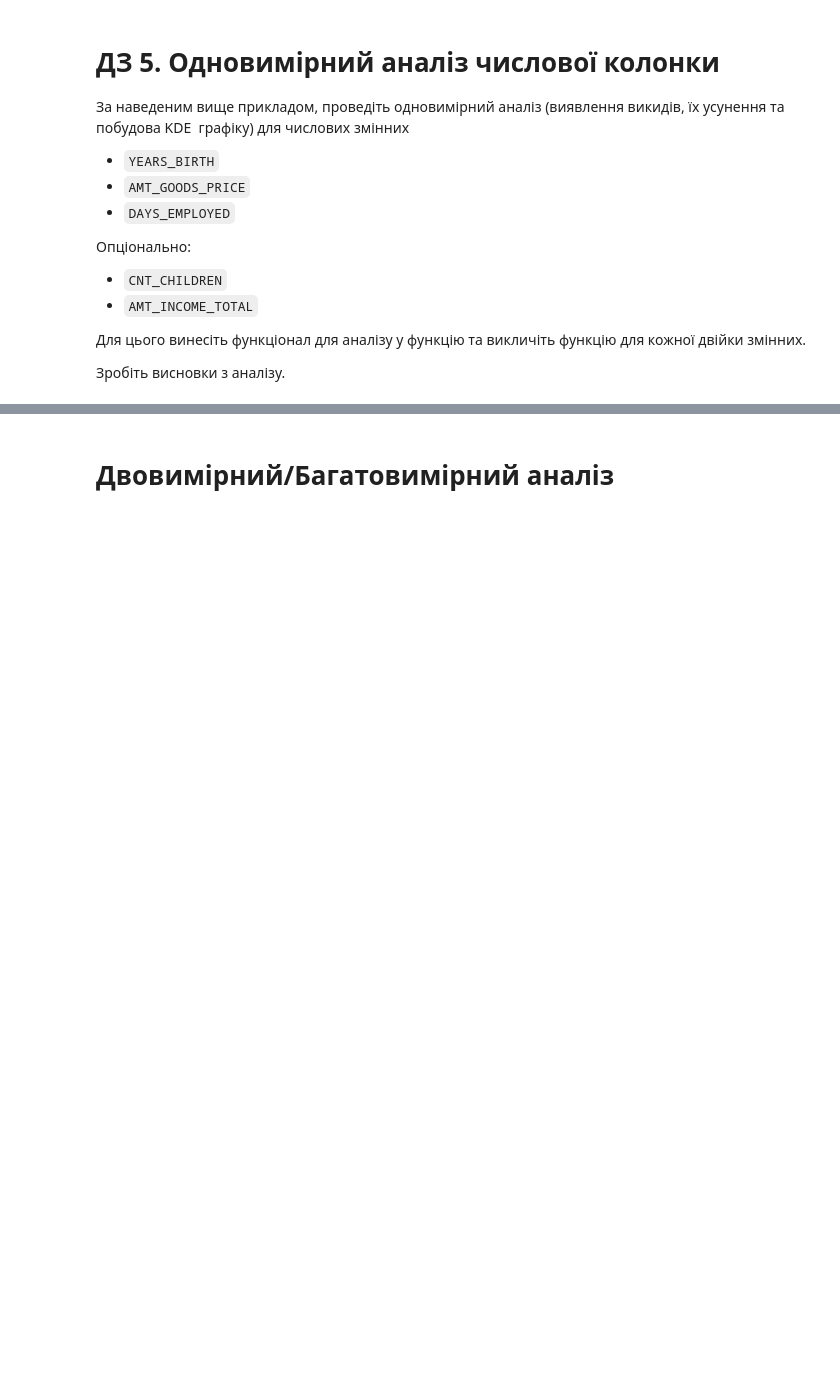
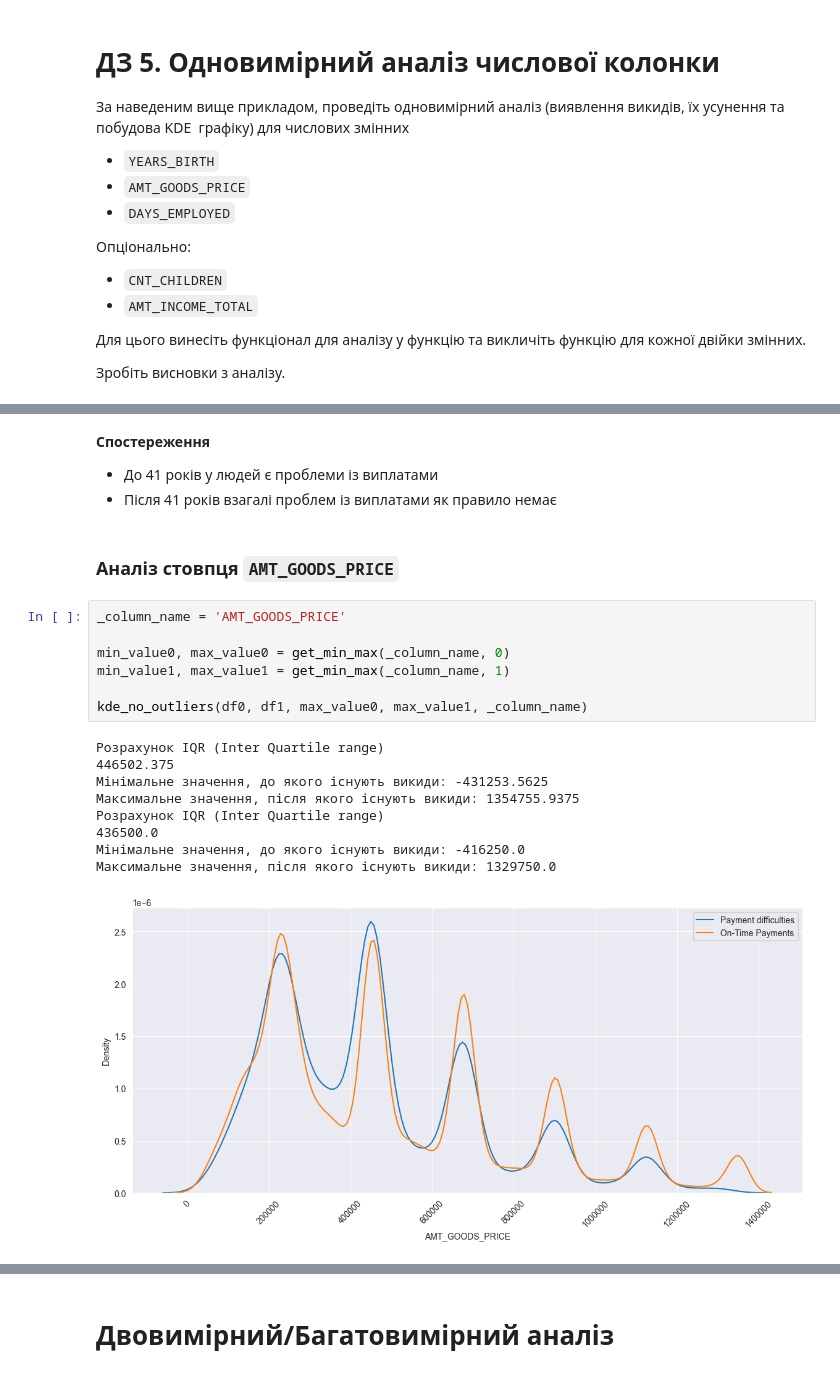
Before and after one commit to DmytroLitvinov/machine-learning-for-humans-2.0, a Jupyter notebook: modules/modules_1/HW_1_2_Credit_EDA.ipynb, the cells around one changed output, grey strips where cells are left out. Drawn from its saved outputs; the diff is of its cells as text; blank space fills up the shorter version.

```diff
--- a/modules/modules_1/HW_1_2_Credit_EDA.ipynb
+++ b/modules/modules_1/HW_1_2_Credit_EDA.ipynb
@@ -2377,0 +2486,24 @@ kde_no_outliers(df0, df1, Max_value0, Max_value1, 'AMT_CREDIT')
+# %% [markdown]
+**Спостереження**
+
+- До 41 років у людей є проблеми із виплатами
+- Після 41 років взагалі проблем із виплатами як правило немає
+# %% [markdown]
+### Аналіз стовпця `AMT_GOODS_PRICE`
+# %%
+_column_name = 'AMT_GOODS_PRICE'
+
+min_value0, max_value0 = get_min_max(_column_name, 0)
+min_value1, max_value1 = get_min_max(_column_name, 1)
+
+kde_no_outliers(df0, df1, max_value0, max_value1, _column_name)
+# %% [output]
+Розрахунок IQR (Inter Quartile range)
+446502.375
+Мінімальне значення, до якого існують викиди: -431253.5625
+Максимальне значення, після якого існують викиди: 1354755.9375
+Розрахунок IQR (Inter Quartile range)
+436500.0
+Мінімальне значення, до якого існують викиди: -416250.0
+Максимальне значення, після якого існують викиди: 1329750.0
+[figure, added]
```
Also changed, not shown: parts of 28 cells of this notebook.
